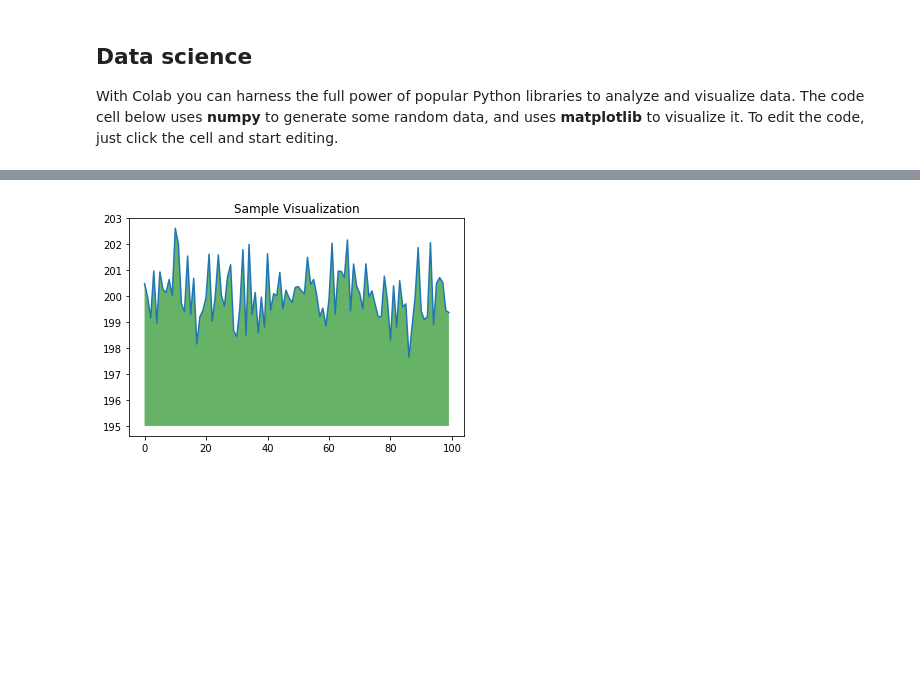
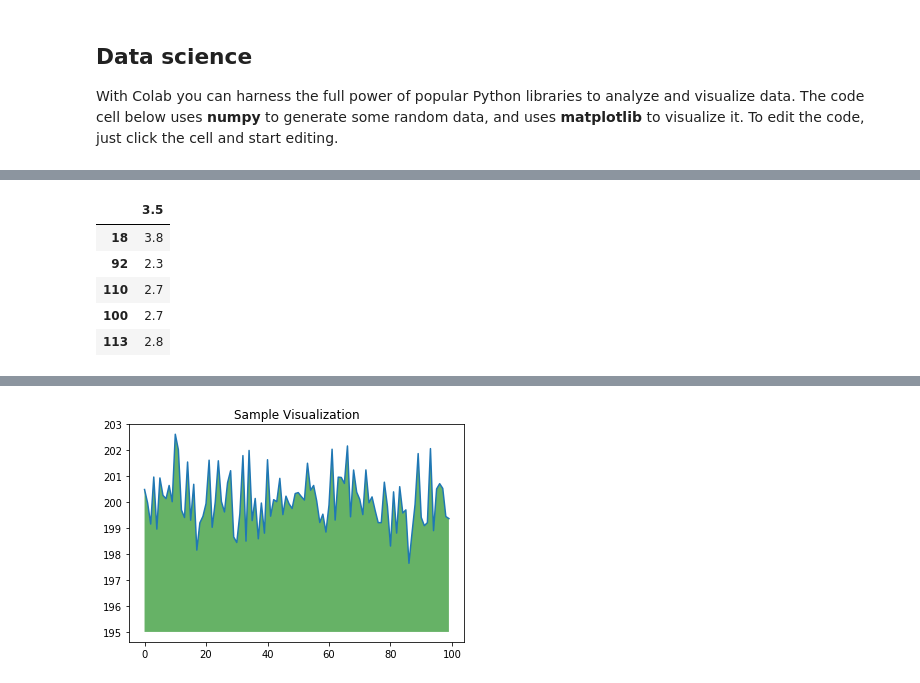
Before and after one commit to spaceo521/College_Demo, a Jupyter notebook: Welcome_To_Colaboratory.ipynb, the cells around one changed output, grey strips where cells are left out. Saved outputs shown, nothing was run; the diff lists cells and outputs as text; code cells hidden in the pictures; blank space fills up the shorter version.

```diff
--- a/Welcome_To_Colaboratory.ipynb
+++ b/Welcome_To_Colaboratory.ipynb
@@ -70,0 +115,4 @@ With Colab you can harness the full power of popular Python libraries to analyze
+# %%
+y = iris[['5.1']]
+# %%
+x = iris[['3.5']]
@@ -70,0 +126,12 @@ With Colab you can harness the full power of popular Python libraries to analyze
+# %%
+#HERE X IS INDEPENDENT VARIABLE AND Y IS DEPENDENT VARIABLE.
+x_train,x_test,y_train,y_test=train_test_split(x,y,test_size=0.3)#This test size means that only 30 percent data will go in testing nad other will go into training).
+# %%
+x_train.head()
+# %% [output]
+|  | 3.5 |
+| 18 | 3.8 |
+| 92 | 2.3 |
+| 110 | 2.7 |
+| 100 | 2.7 |
+| 113 | 2.8 |
```
Also changed, not shown: parts of 27 cells of this notebook.
